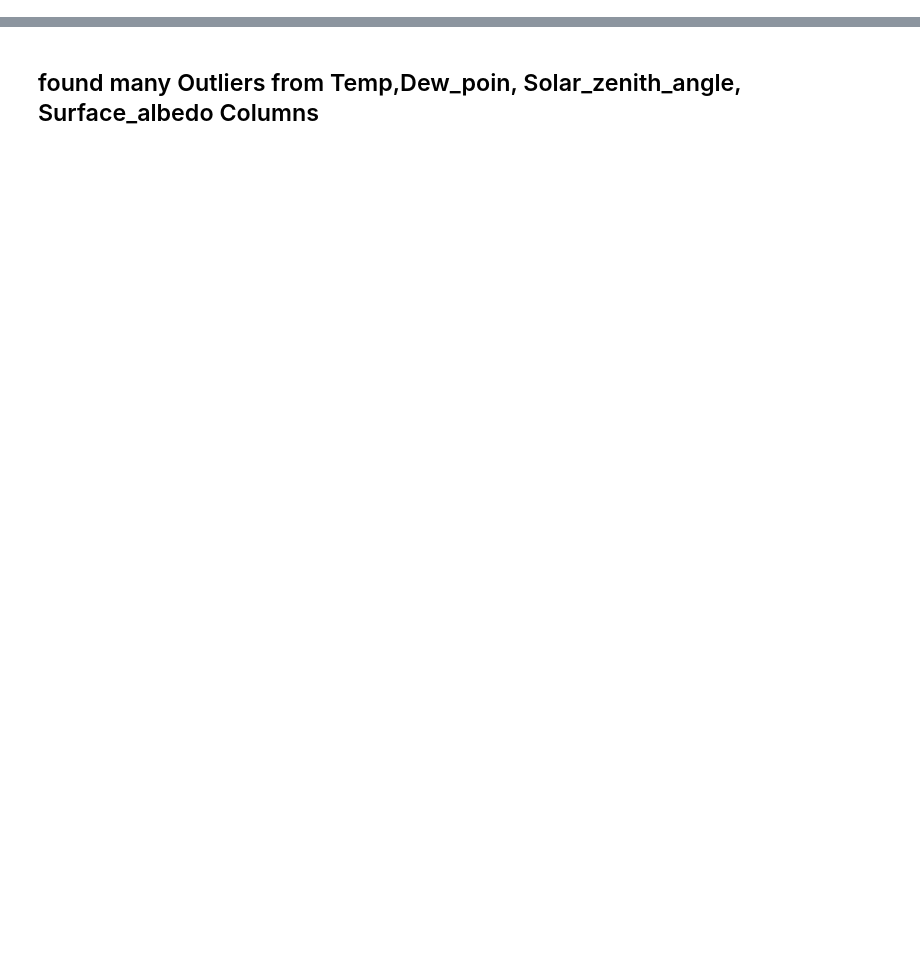
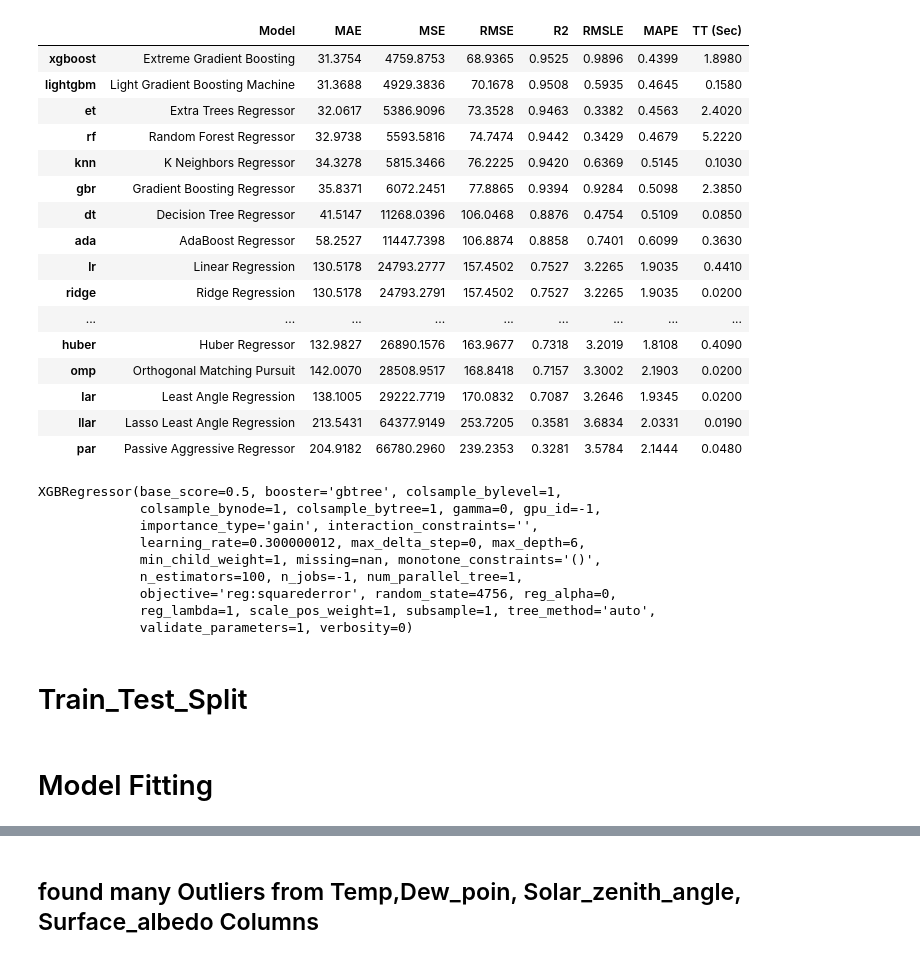
Before and after one commit to adithya225/TechnoColabs_Project, a Jupyter notebook: tecnocolabs.ipynb, the cells around one changed output, grey strips where cells are left out. Cells and saved outputs as stored; diff of their text form; code cells hidden in the pictures; blank space fills up the shorter version.

```diff
--- a/tecnocolabs.ipynb
+++ b/tecnocolabs.ipynb
@@ -23,0 +344,31 @@ import matplotlib.pyplot as plt
+# %%
+compare_models()
+# %% [output]
+|  | Model | MAE | MSE | RMSE | R2 | RMSLE | MAPE | TT (Sec) |
+| xgboost | Extreme Gradient Boosting | 31.3754 | 4759.8753 | 68.9365 | 0.9525 | 0.9896 | 0.4399 | 1.8980 |
+| lightgbm | Light Gradient Boosting Machine | 31.3688 | 4929.3836 | 70.1678 | 0.9508 | 0.5935 | 0.4645 | 0.1580 |
+| et | Extra Trees Regressor | 32.0617 | 5386.9096 | 73.3528 | 0.9463 | 0.3382 | 0.4563 | 2.4020 |
+| rf | Random Forest Regressor | 32.9738 | 5593.5816 | 74.7474 | 0.9442 | 0.3429 | 0.4679 | 5.2220 |
+| knn | K Neighbors Regressor | 34.3278 | 5815.3466 | 76.2225 | 0.9420 | 0.6369 | 0.5145 | 0.1030 |
+| gbr | Gradient Boosting Regressor | 35.8371 | 6072.2451 | 77.8865 | 0.9394 | 0.9284 | 0.5098 | 2.3850 |
+| dt | Decision Tree Regressor | 41.5147 | 11268.0396 | 106.0468 | 0.8876 | 0.4754 | 0.5109 | 0.0850 |
+| ada | AdaBoost Regressor | 58.2527 | 11447.7398 | 106.8874 | 0.8858 | 0.7401 | 0.6099 | 0.3630 |
+| lr | Linear Regression | 130.5178 | 24793.2777 | 157.4502 | 0.7527 | 3.2265 | 1.9035 | 0.4410 |
+| ridge | Ridge Regression | 130.5178 | 24793.2791 | 157.4502 | 0.7527 | 3.2265 | 1.9035 | 0.0200 |
+| ... | ... | ... | ... | ... | ... | ... | ... | ... |
+| huber | Huber Regressor | 132.9827 | 26890.1576 | 163.9677 | 0.7318 | 3.2019 | 1.8108 | 0.4090 |
+| omp | Orthogonal Matching Pursuit | 142.0070 | 28508.9517 | 168.8418 | 0.7157 | 3.3002 | 2.1903 | 0.0200 |
+| lar | Least Angle Regression | 138.1005 | 29222.7719 | 170.0832 | 0.7087 | 3.2646 | 1.9345 | 0.0200 |
+| llar | Lasso Least Angle Regression | 213.5431 | 64377.9149 | 253.7205 | 0.3581 | 3.6834 | 2.0331 | 0.0190 |
+| par | Passive Aggressive Regressor | 204.9182 | 66780.2960 | 239.2353 | 0.3281 | 3.5784 | 2.1444 | 0.0480 |
+XGBRegressor(base_score=0.5, booster='gbtree', colsample_bylevel=1,
+             colsample_bynode=1, colsample_bytree=1, gamma=0, gpu_id=-1,
+             importance_type='gain', interaction_constraints='',
+             learning_rate=0.300000012, max_delta_step=0, max_depth=6,
+             min_child_weight=1, missing=nan, monotone_constraints='()',
+             n_estimators=100, n_jobs=-1, num_parallel_tree=1,
+             objective='reg:squarederror', random_state=4756, reg_alpha=0,
+             reg_lambda=1, scale_pos_weight=1, subsample=1, tree_method='auto',
+             validate_parameters=1, verbosity=0)
+# %% [markdown]
+# Train_Test_Split
@@ -23,0 +379,2 @@ import matplotlib.pyplot as plt
+# %% [markdown]
+# Model Fitting
```
Also changed, not shown: parts of 96 cells of this notebook, 1 other file.
